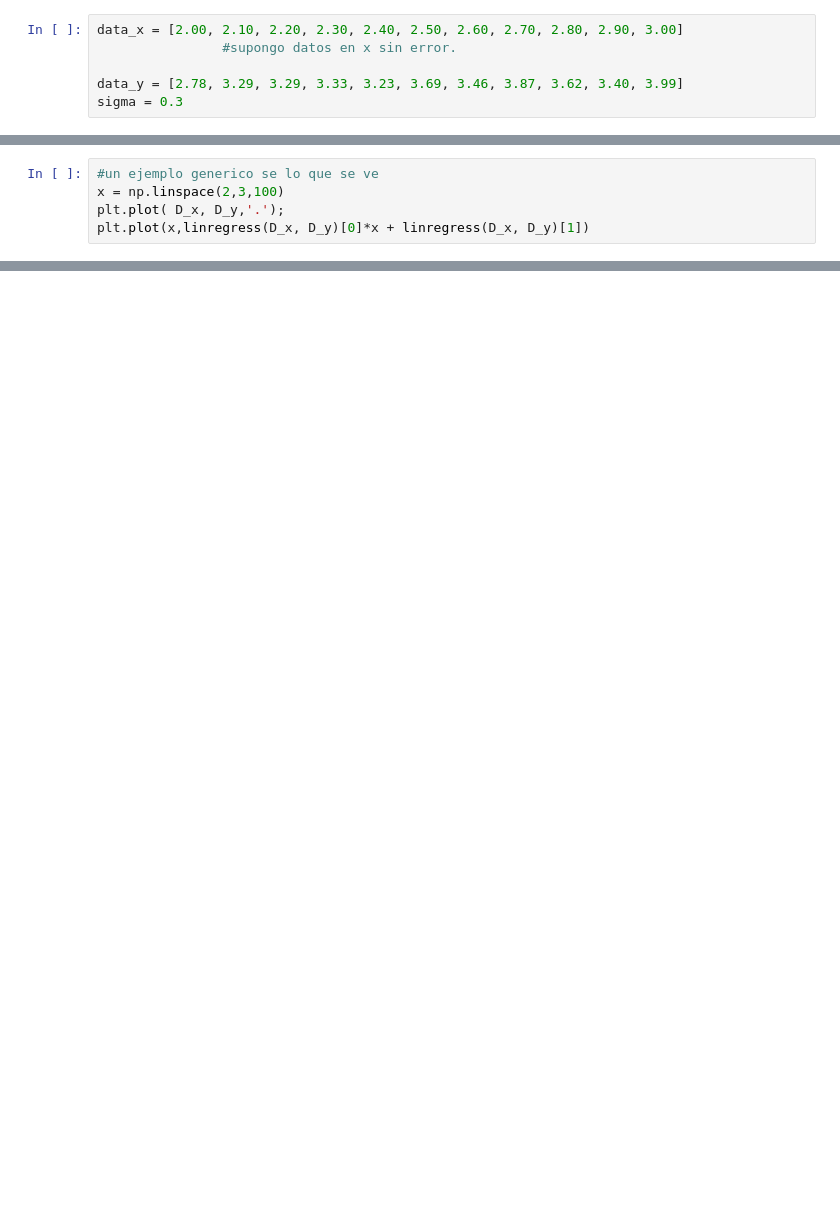
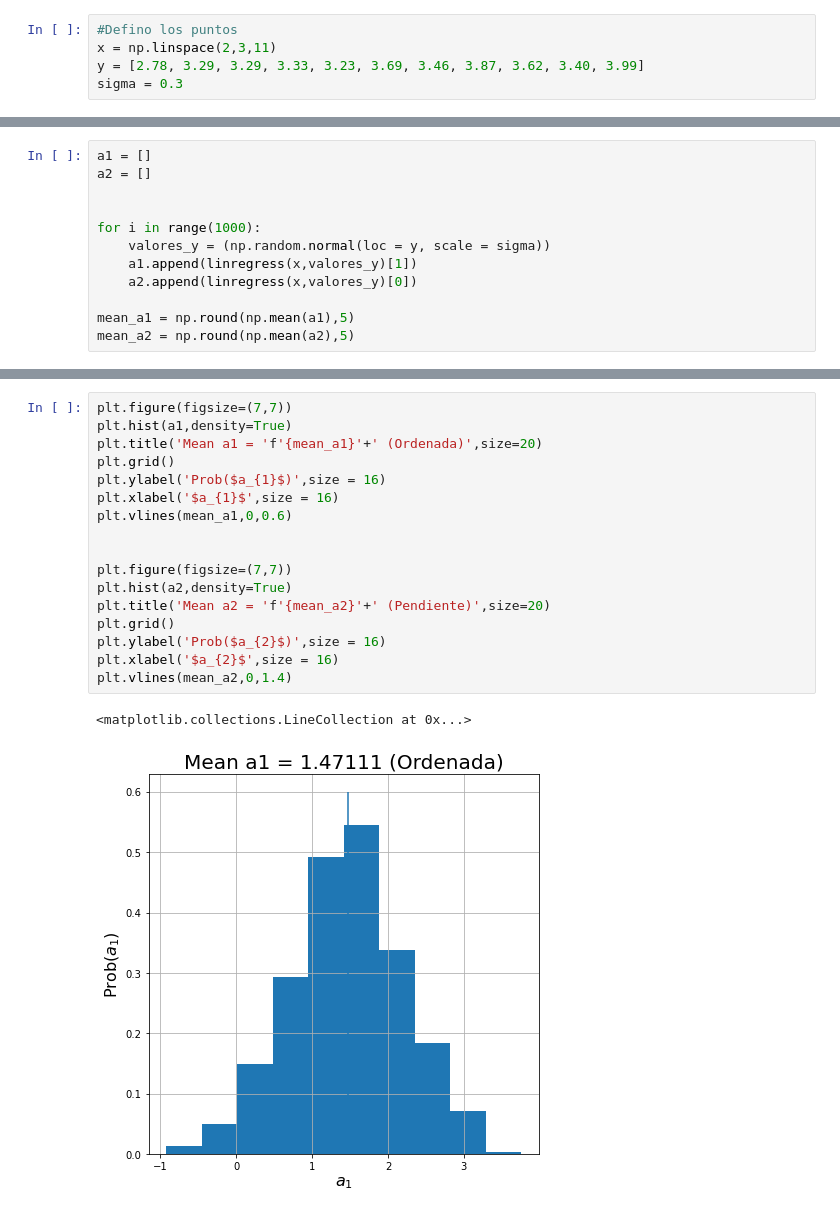
Before and after one commit to alexispacek/lab, a Jupyter notebook: Primer ejercicio lab7.ipynb, the cells around one changed output, grey strips where cells are left out. Cells and saved outputs as stored; diff of their text form; blank space fills up the shorter version.

```diff
--- a/Primer ejercicio lab7.ipynb
+++ b/Primer ejercicio lab7.ipynb
@@ -5,6 +7,5 @@ from scipy.stats import norm, linregress
 # %%
-data_x = [2.00, 2.10, 2.20, 2.30, 2.40, 2.50, 2.60, 2.70, 2.80, 2.90, 3.00]
-                #supongo datos en x sin error.
-
-data_y = [2.78, 3.29, 3.29, 3.33, 3.23, 3.69, 3.46, 3.87, 3.62, 3.40, 3.99]
+#Defino los puntos
+x = np.linspace(2,3,11)
+y = [2.78, 3.29, 3.29, 3.33, 3.23, 3.69, 3.46, 3.87, 3.62, 3.40, 3.99]
 sigma = 0.3
@@ -28,5 +11,0 @@ while j<=500:
-# %%
-#un ejemplo generico se lo que se ve
-x = np.linspace(2,3,100)
-plt.plot( D_x, D_y,'.');
-plt.plot(x,linregress(D_x, D_y)[0]*x + linregress(D_x, D_y)[1])
@@ -61,0 +12,12 @@ NameError: name 'np' is not defined
+# %%
+a1 = []
+a2 = []
+
+
+for i in range(1000):
+    valores_y = (np.random.normal(loc = y, scale = sigma))
+    a1.append(linregress(x,valores_y)[1])
+    a2.append(linregress(x,valores_y)[0])
+
+mean_a1 = np.round(np.mean(a1),5)
+mean_a2 = np.round(np.mean(a2),5)
@@ -61,0 +28,20 @@ NameError: name 'np' is not defined
+# %%
+plt.figure(figsize=(7,7))
+plt.hist(a1,density=True)
+plt.title('Mean a1 = 'f'{mean_a1}'+' (Ordenada)',size=20)
+plt.grid()
+plt.ylabel('Prob($a_{1}$)',size = 16)
+plt.xlabel('$a_{1}$',size = 16)
+plt.vlines(mean_a1,0,0.6)
+
+
+plt.figure(figsize=(7,7))
+plt.hist(a2,density=True)
+plt.title('Mean a2 = 'f'{mean_a2}'+' (Pendiente)',size=20)
+plt.grid()
+plt.ylabel('Prob($a_{2}$)',size = 16)
+plt.xlabel('$a_{2}$',size = 16)
+plt.vlines(mean_a2,0,1.4)
+# %% [output]
+<matplotlib.collections.LineCollection at 0x...>
+[figure, added]
```
Also changed, not shown: parts of 18 cells of this notebook.
